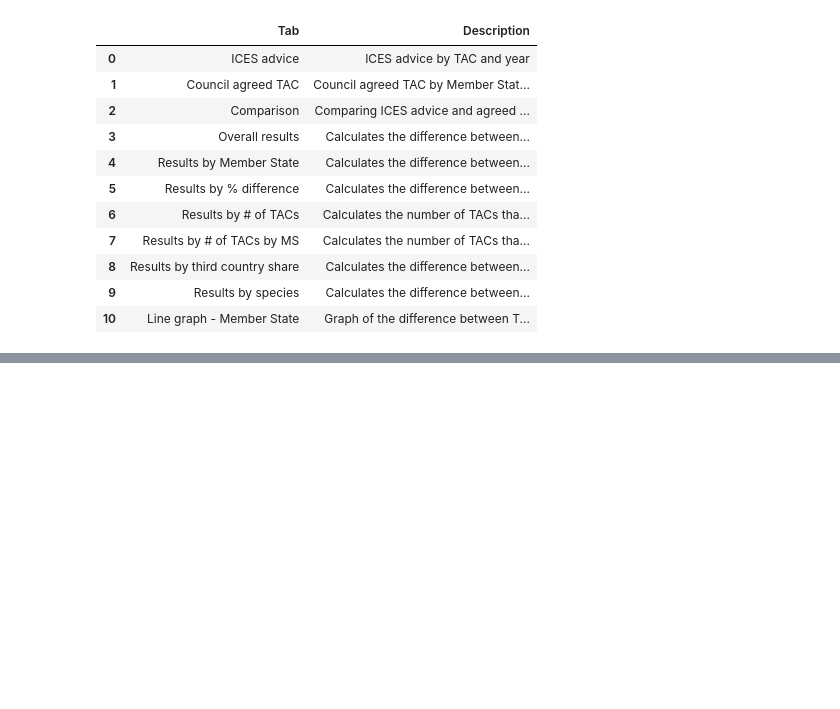
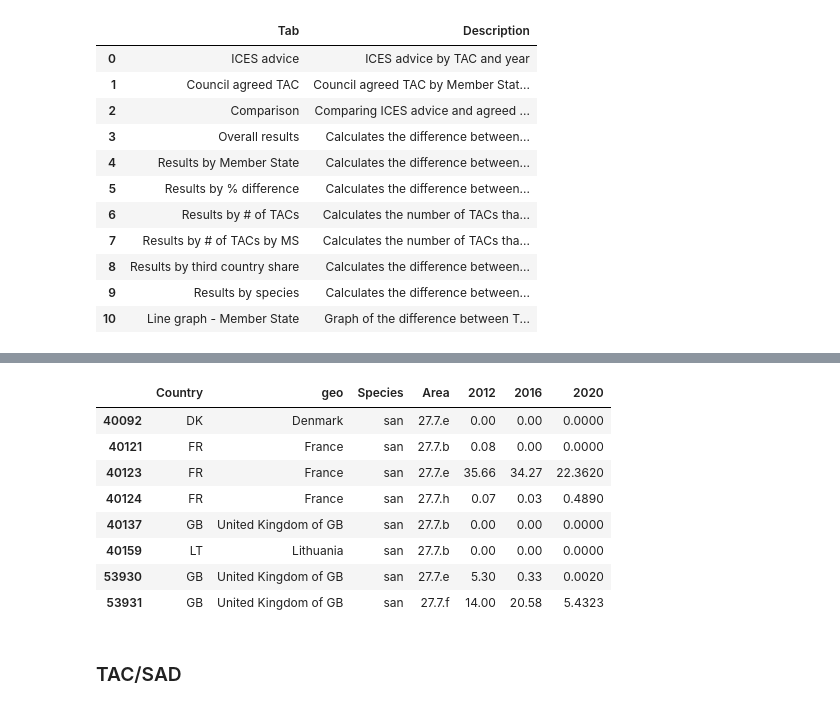
Before and after one commit to isaldiviagonzatti/sdg14, a Jupyter notebook: code/fisheries.ipynb, the cells around one changed output, grey strips where cells are left out. Cells and saved outputs as stored; diff of their text form; code cells hidden in the pictures; blank space fills up the shorter version.

```diff
--- a/code/fisheries.ipynb
+++ b/code/fisheries.ipynb
@@ -461,2 +492,0 @@ catches[(catches.Species == 'ple') & (catches.Area.isin(['27.4.a', '27.4.b', '27
-# %%
-catches = catches[['Country','geo','Species', 'Area', 'Units','2012','2016','2020']]
@@ -480,0 +554,16 @@ catches
+# %%
+denmarkPle = catches[(catches['Area'].isin(pleStock))  & (catches['Species'] == 'san')].copy()
+denmarkPle['2020'] = denmarkPle['2020'].astype(np.float64)
+denmarkPle
+# %% [output]
+|  | Country | geo | Species | Area | 2012 | 2016 | 2020 |
+| 40092 | DK | Denmark | san | 27.7.e | 0.00 | 0.00 | 0.0000 |
+| 40121 | FR | France | san | 27.7.b | 0.08 | 0.00 | 0.0000 |
+| 40123 | FR | France | san | 27.7.e | 35.66 | 34.27 | 22.3620 |
+| 40124 | FR | France | san | 27.7.h | 0.07 | 0.03 | 0.4890 |
+| 40137 | GB | United Kingdom of GB | san | 27.7.b | 0.00 | 0.00 | 0.0000 |
+| 40159 | LT | Lithuania | san | 27.7.b | 0.00 | 0.00 | 0.0000 |
+| 53930 | GB | United Kingdom of GB | san | 27.7.e | 5.30 | 0.33 | 0.0020 |
+| 53931 | GB | United Kingdom of GB | san | 27.7.f | 14.00 | 20.58 | 5.4323 |
+# %% [markdown]
+### TAC/SAD
```
Also changed, not shown: parts of 44 cells of this notebook, 2 other files.
